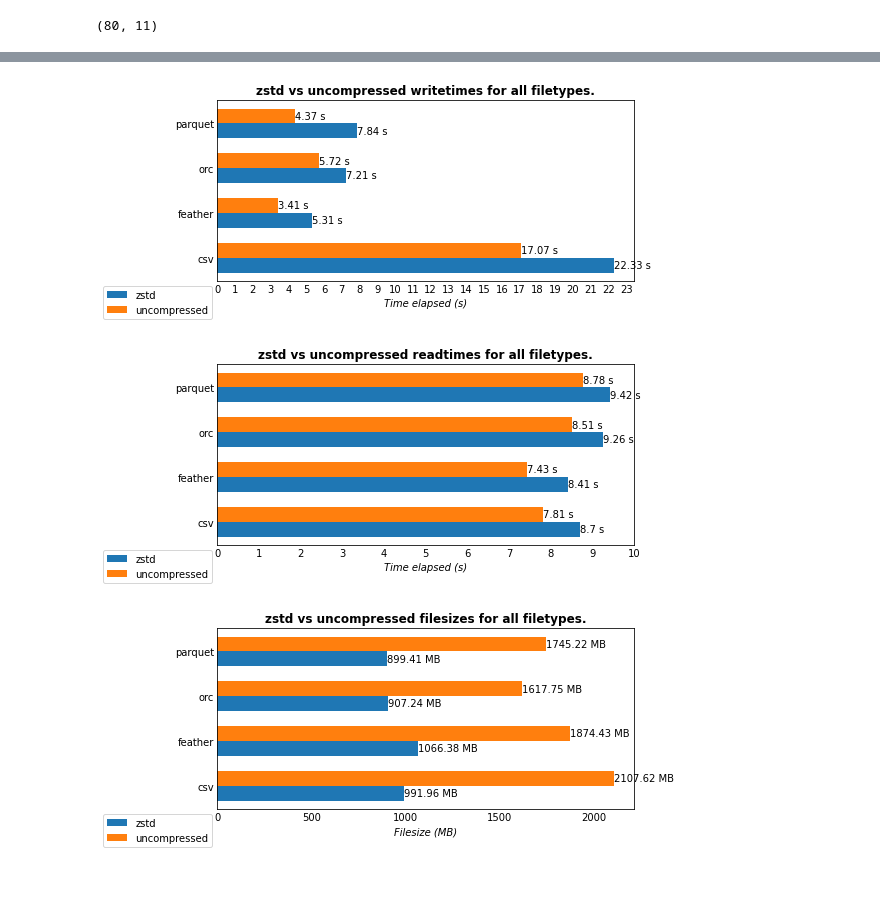
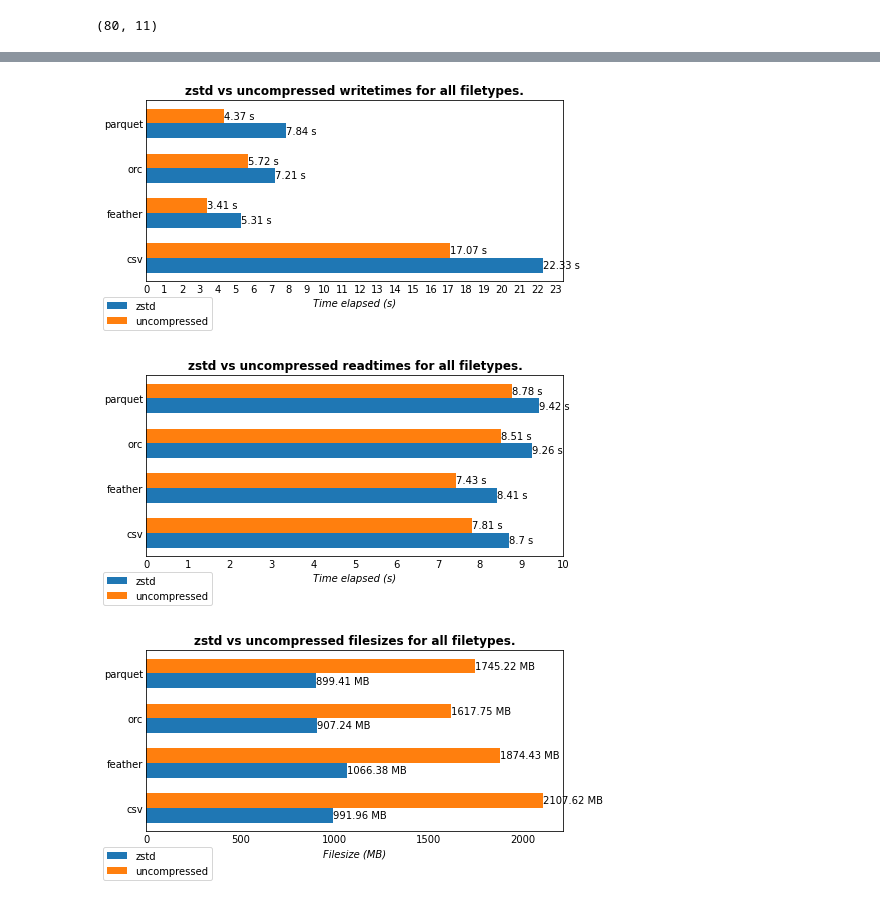
Before and after one commit to AntonMaxen/filebench, a Jupyter notebook: visualize.ipynb, the cells around one changed output, grey strips where cells are left out. Cells and saved outputs as stored; diff of their text form; code cells hidden in the pictures.

Commit message:
fixed plots

```diff
--- a/visualize.ipynb
+++ b/visualize.ipynb
@@ -336,35 +336,35 @@ for i, measure in enumerate(measures):
         max_value = np.ceil(np.max([*zstd_values, *uncompressed_values])) + 1
         x_ticks = np.arange(0, max_value, 500)
 
 
     zstd_labels = [f'{n} {suffixes[i]}' for n in np.round(zstd_values, 2)]
     uncompressed_labels = [f'{n} {suffixes[i]}' for n in np.round(uncompressed_values, 2)]
 
     zstd_bar = axs.barh(
         y - bar_height / 2,
         zstd_values,
         bar_height,
         label='zstd'
     )
     uncompressed_bar = axs.barh(
         y + bar_height / 2,
         uncompressed_values,
         bar_height,
         label='uncompressed'
     )
 
     axs.bar_label(zstd_bar, zstd_labels)
     axs.bar_label(uncompressed_bar, uncompressed_labels)
-    axs.legend(bbox_to_anchor=(0, 0))
+    axs.legend(bbox_to_anchor=(0.17, -0.06))
 
     axs.set_yticks(y, filetypes)
     axs.set_xticks(x_ticks)
     axs.set_title(titles[i])
     axs.set_xlabel(x_labels[i])
 
     axs_defaults(axs)
-    fig.savefig(f'graphs-v2/{titles[i]}.svg')
+    fig.savefig(f'graphs-v2/{titles[i]}.svg', bbox_inches='tight')
 # %% [output]
-[figure, old version]
+[figure, new version]
-[figure, old version]
+[figure, new version]
-[figure, old version]
+[figure, new version]
```
Also changed, not shown: 3 other files.
